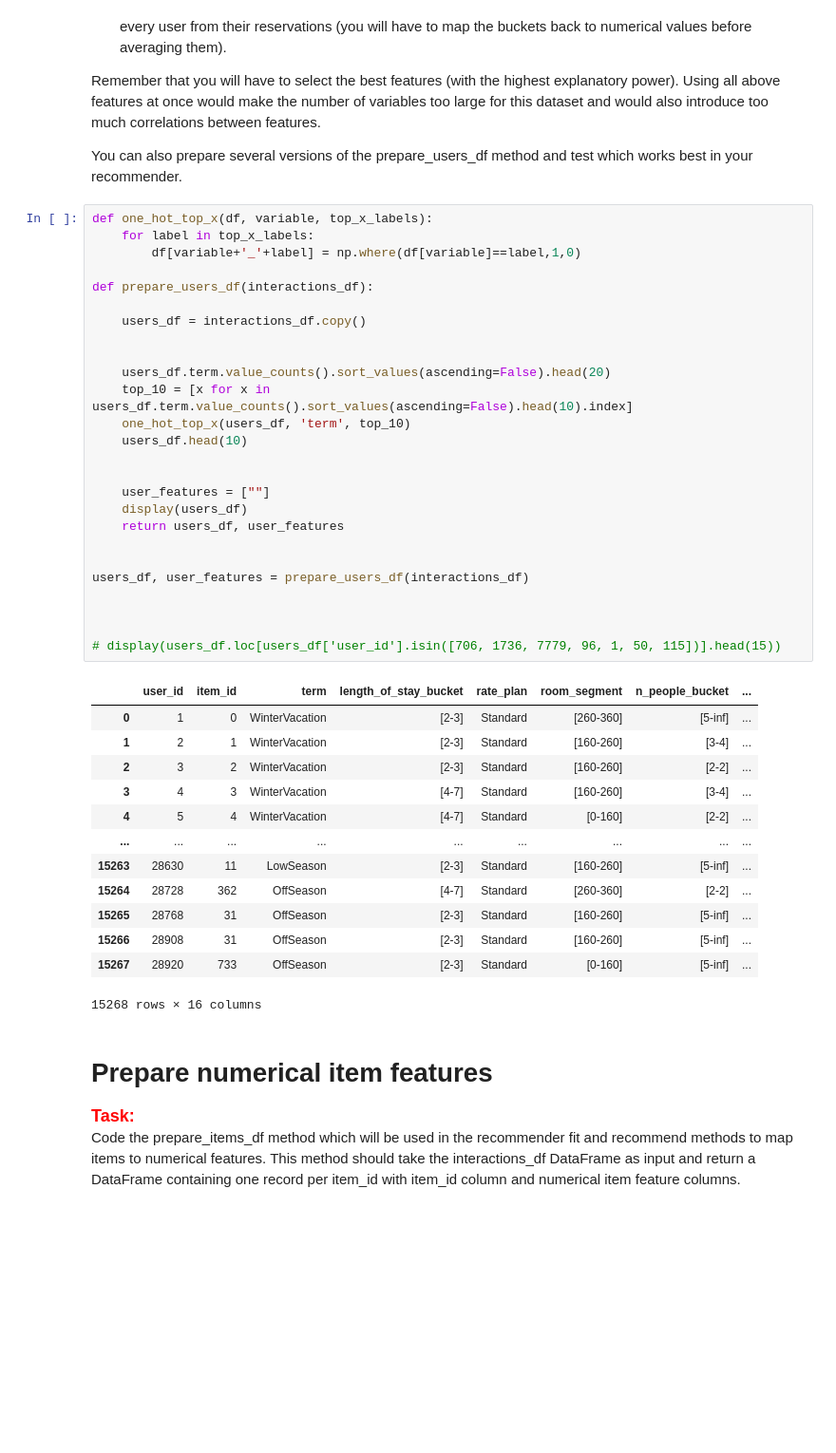
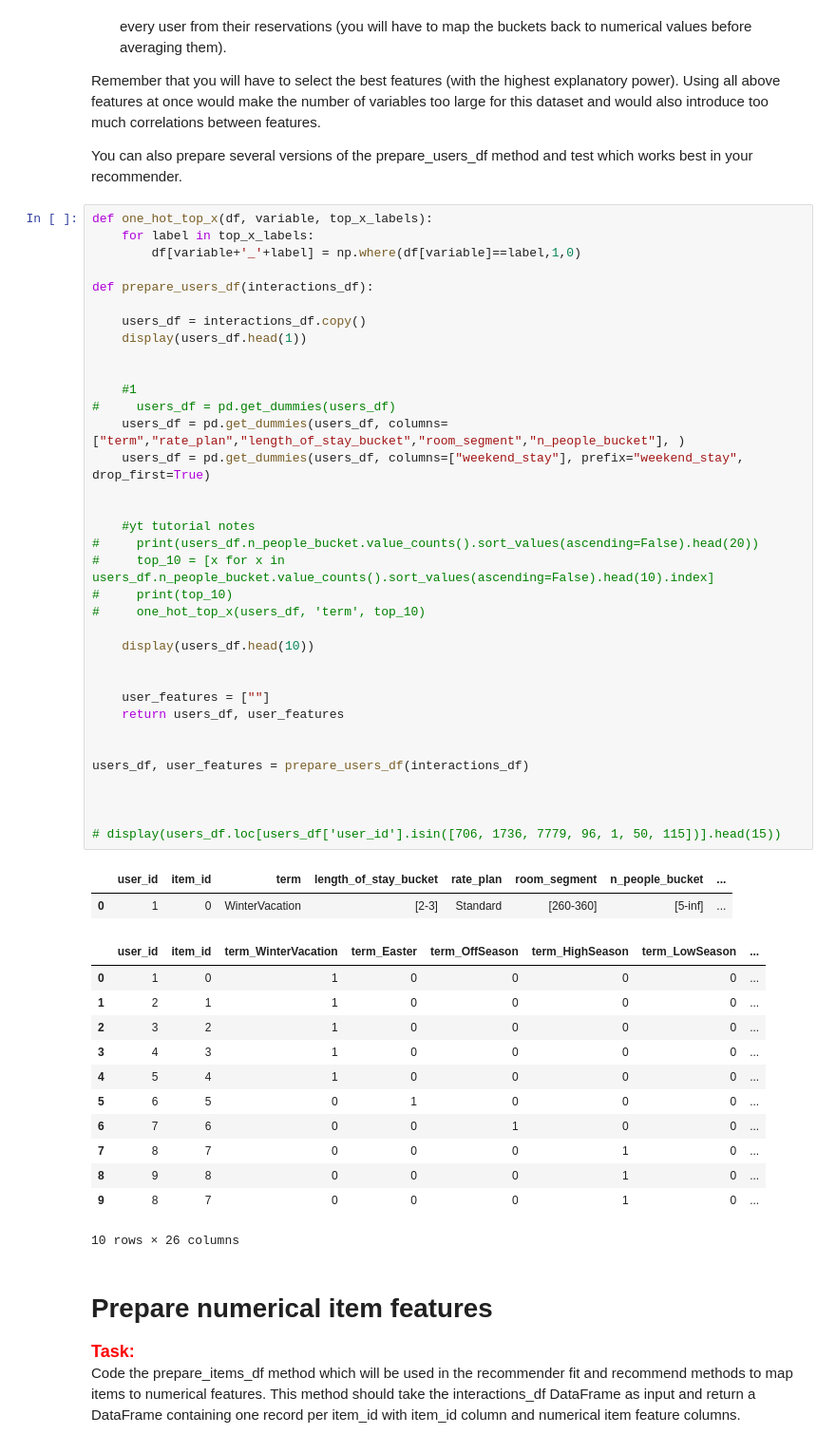
Before and after one commit to Thyme1/Systemy-Rekomendacyjne-Projekt-1, a Jupyter notebook: project_1_recommender_and_evaluation.ipynb, the cells around one changed output. Shown: that part at 95% size. Drawn from its saved outputs; the diff is of its cells as text; blank space fills up the shorter version.

```diff
--- a/project_1_recommender_and_evaluation.ipynb
+++ b/project_1_recommender_and_evaluation.ipynb
@@ -91,43 +91,53 @@ You can also prepare several versions of the prepare_users_df method and test wh
 # %%
 def one_hot_top_x(df, variable, top_x_labels):
     for label in top_x_labels:
         df[variable+'_'+label] = np.where(df[variable]==label,1,0)
 
 def prepare_users_df(interactions_df):
 
     users_df = interactions_df.copy()
+    display(users_df.head(1))
 
 
-    users_df.term.value_counts().sort_values(ascending=False).head(20)
-    top_10 = [x for x in users_df.term.value_counts().sort_values(ascending=False).head(10).index]
-    one_hot_top_x(users_df, 'term', top_10)
-    users_df.head(10)
+    #1
+#     users_df = pd.get_dummies(users_df)
+    users_df = pd.get_dummies(users_df, columns=["term","rate_plan","length_of_stay_bucket","room_segment","n_people_bucket"], )
+    users_df = pd.get_dummies(users_df, columns=["weekend_stay"], prefix="weekend_stay", drop_first=True)
+
+
+    #yt tutorial notes
+#     print(users_df.n_people_bucket.value_counts().sort_values(ascending=False).head(20))
+#     top_10 = [x for x in users_df.n_people_bucket.value_counts().sort_values(ascending=False).head(10).index]
+#     print(top_10)
+#     one_hot_top_x(users_df, 'term', top_10)
+
+    display(users_df.head(10))
 
 
     user_features = [""]
-    display(users_df)
     return users_df, user_features
 
 
 users_df, user_features = prepare_users_df(interactions_df)
 
 
 
 # display(users_df.loc[users_df['user_id'].isin([706, 1736, 7779, 96, 1, 50, 115])].head(15))
 # %% [output]
 |  | user_id | item_id | term | length_of_stay_bucket | rate_plan | room_segment | n_people_bucket | ... |
 | 0 | 1 | 0 | WinterVacation | [2-3] | Standard | [260-360] | [5-inf] | ... |
-| 1 | 2 | 1 | WinterVacation | [2-3] | Standard | [160-260] | [3-4] | ... |
-| 2 | 3 | 2 | WinterVacation | [2-3] | Standard | [160-260] | [2-2] | ... |
-| 3 | 4 | 3 | WinterVacation | [4-7] | Standard | [160-260] | [3-4] | ... |
-| 4 | 5 | 4 | WinterVacation | [4-7] | Standard | [0-160] | [2-2] | ... |
-| ... | ... | ... | ... | ... | ... | ... | ... | ... |
-| 15263 | 28630 | 11 | LowSeason | [2-3] | Standard | [160-260] | [5-inf] | ... |
-| 15264 | 28728 | 362 | OffSeason | [4-7] | Standard | [260-360] | [2-2] | ... |
-| 15265 | 28768 | 31 | OffSeason | [2-3] | Standard | [160-260] | [5-inf] | ... |
-| 15266 | 28908 | 31 | OffSeason | [2-3] | Standard | [160-260] | [5-inf] | ... |
-| 15267 | 28920 | 733 | OffSeason | [2-3] | Standard | [0-160] | [5-inf] | ... |
+|  | user_id | item_id | term_WinterVacation | term_Easter | term_OffSeason | term_HighSeason | term_LowSeason | ... |
+| 0 | 1 | 0 | 1 | 0 | 0 | 0 | 0 | ... |
+| 1 | 2 | 1 | 1 | 0 | 0 | 0 | 0 | ... |
+| 2 | 3 | 2 | 1 | 0 | 0 | 0 | 0 | ... |
+| 3 | 4 | 3 | 1 | 0 | 0 | 0 | 0 | ... |
+| 4 | 5 | 4 | 1 | 0 | 0 | 0 | 0 | ... |
+| 5 | 6 | 5 | 0 | 1 | 0 | 0 | 0 | ... |
+| 6 | 7 | 6 | 0 | 0 | 1 | 0 | 0 | ... |
+| 7 | 8 | 7 | 0 | 0 | 0 | 1 | 0 | ... |
+| 8 | 9 | 8 | 0 | 0 | 0 | 1 | 0 | ... |
+| 9 | 8 | 7 | 0 | 0 | 0 | 1 | 0 | ... |
-15268 rows × 16 columns
+10 rows × 26 columns
 # %% [markdown]
 # Prepare numerical item features
 
```
